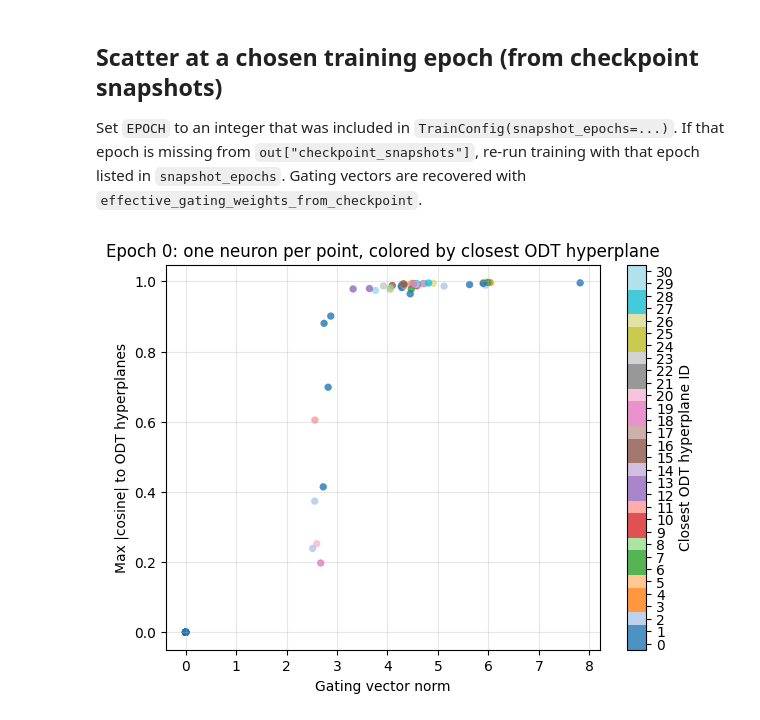
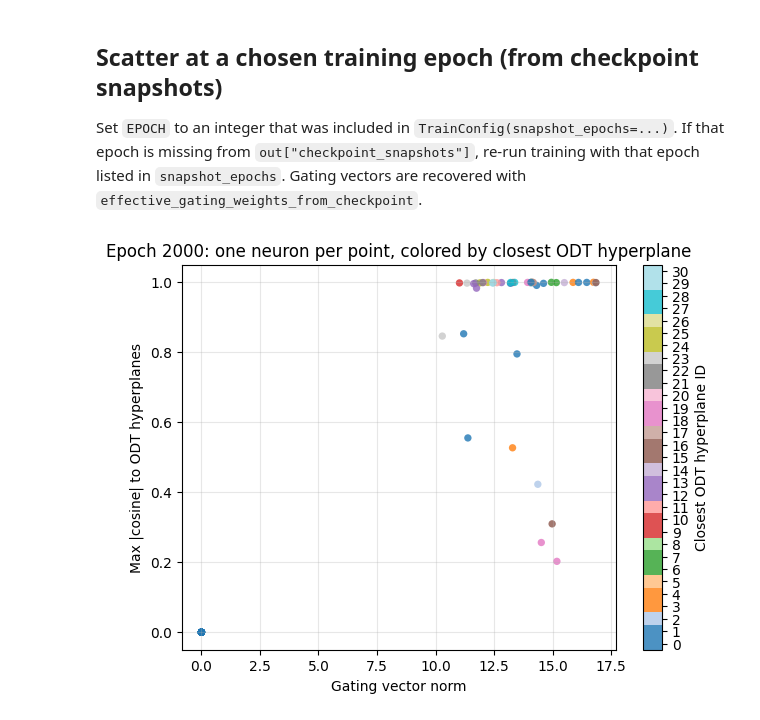
Before and after one commit to JignasaBhunia/layer-lenses-testbed, a Jupyter notebook: notebooks/scratch.ipynb, the cells around one changed output. Drawn from its saved outputs; the diff is of its cells as text; code cells hidden in the pictures.

```diff
--- a/notebooks/scratch.ipynb
+++ b/notebooks/scratch.ipynb
@@ -319,7 +319,7 @@ If that epoch is missing from `out["checkpoint_snapshots"]`, re-run training wit
 Gating vectors are recovered with `effective_gating_weights_from_checkpoint`.
 # %%
 # ---- user argument ----
-EPOCH = train_cfg.snapshot_epochs[0]   # change this
+EPOCH = train_cfg.snapshot_epochs[-1]   # change this
 
 # ---- expected variables from earlier cells ----
 # out = train_dlgn_sf(...)
@@ -355,31 +355,31 @@ def neuron_alignment_stats(gating_vectors, odt_normals):
 g_epoch = stack_gating_numpy(
     effective_gating_weights_from_checkpoint(out["model"], checkpoint_snapshots[EPOCH])
 )
 norms, maxcos, closest = neuron_alignment_stats(g_epoch, odt_normals)
 
 num_odt_nodes = odt_normals.shape[0]
 cmap = plt.cm.get_cmap("tab20", num_odt_nodes)
 
 plt.figure(figsize=(7, 5))
 sc = plt.scatter(
     norms,
     maxcos,
     c=closest,
     cmap=cmap,
     s=28,
     alpha=0.8,
     edgecolors="none",
 )
 
 plt.xlabel("Gating vector norm")
 plt.ylabel("Max |cosine| to ODT hyperplanes")
 plt.title(f"Epoch {EPOCH}: one neuron per point, colored by closest ODT hyperplane")
 plt.grid(alpha=0.3)
 
 cbar = plt.colorbar(sc, ticks=np.arange(num_odt_nodes))
 cbar.set_label("Closest ODT hyperplane ID")
 plt.clim(-0.5, num_odt_nodes - 0.5)
 
 plt.show()
 # %% [output]
-[figure, old version]
+[figure, new version]
```
Also changed, not shown: parts of 1 cell of this notebook, 3 other files.
